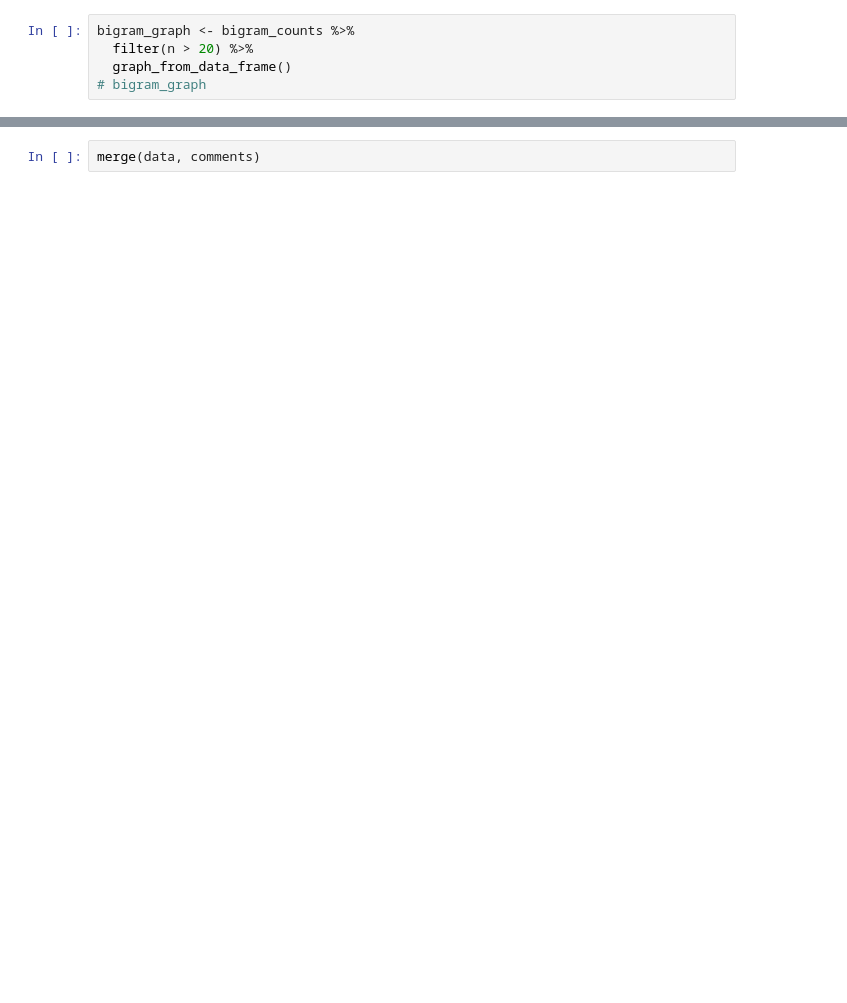
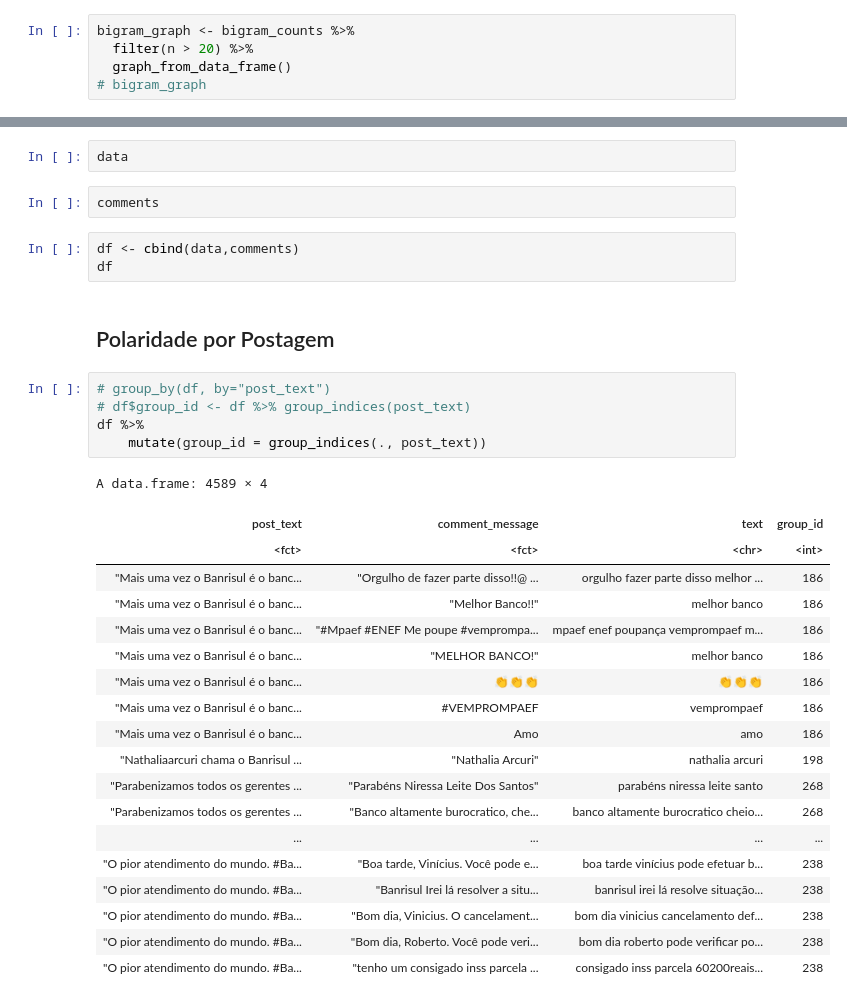
Before and after one commit to brendasalenave/data_analysis_fb, a Jupyter notebook: analise_polaridade.ipynb, the cells around one changed output, grey strips where cells are left out. Saved outputs shown, nothing was run; the diff lists cells and outputs as text; blank space fills up the shorter version.

```diff
--- a/analise_polaridade.ipynb
+++ b/analise_polaridade.ipynb
@@ -458,2 +416,34 @@ character(0)
+# %%
+data
+# %%
+comments
 # %%
-merge(data, comments)
+df <- cbind(data,comments)
+df
+# %% [markdown]
+## Polaridade por Postagem
+# %%
+# group_by(df, by="post_text")
+# df$group_id <- df %>% group_indices(post_text)
+df %>%
+    mutate(group_id = group_indices(., post_text))
+# %% [output]
+A data.frame: 4589 × 4
+| post_text | comment_message | text | group_id |
+| <fct> | <fct> | <chr> | <int> |
+| "Mais uma vez o Banrisul é o banc... | "Orgulho de fazer parte disso!!@ ... | orgulho fazer parte disso melhor ... | 186 |
+| "Mais uma vez o Banrisul é o banc... | "Melhor Banco!!" | melhor banco | 186 |
+| "Mais uma vez o Banrisul é o banc... | "#Mpaef #ENEF Me poupe #vemprompa... | mpaef enef poupança vemprompaef m... | 186 |
+| "Mais uma vez o Banrisul é o banc... | "MELHOR BANCO!" | melhor banco | 186 |
+| "Mais uma vez o Banrisul é o banc... | 👏👏👏 | 👏👏👏 | 186 |
+| "Mais uma vez o Banrisul é o banc... | #VEMPROMPAEF | vemprompaef | 186 |
+| "Mais uma vez o Banrisul é o banc... | Amo | amo | 186 |
+| "Nathaliaarcuri chama o Banrisul ... | "Nathalia Arcuri" | nathalia arcuri | 198 |
+| "Parabenizamos todos os gerentes ... | "Parabéns Niressa Leite Dos Santos" | parabéns niressa leite santo | 268 |
+| "Parabenizamos todos os gerentes ... | "Banco altamente burocratico, che... | banco altamente burocratico cheio... | 268 |
+| ... | ... | ... | ... |
+| "O pior atendimento do mundo. #Ba... | "Boa tarde, Vinícius. Você pode e... | boa tarde vinícius pode efetuar b... | 238 |
+| "O pior atendimento do mundo. #Ba... | "Banrisul Irei lá resolver a situ... | banrisul irei lá resolve situação... | 238 |
+| "O pior atendimento do mundo. #Ba... | "Bom dia, Vinicius. O cancelament... | bom dia vinicius cancelamento def... | 238 |
+| "O pior atendimento do mundo. #Ba... | "Bom dia, Roberto. Você pode veri... | bom dia roberto pode verificar po... | 238 |
+| "O pior atendimento do mundo. #Ba... | "tenho um consigado inss parcela ... | consigado inss parcela 60200reais... | 238 |
```
Also changed, not shown: parts of 19 cells of this notebook.
